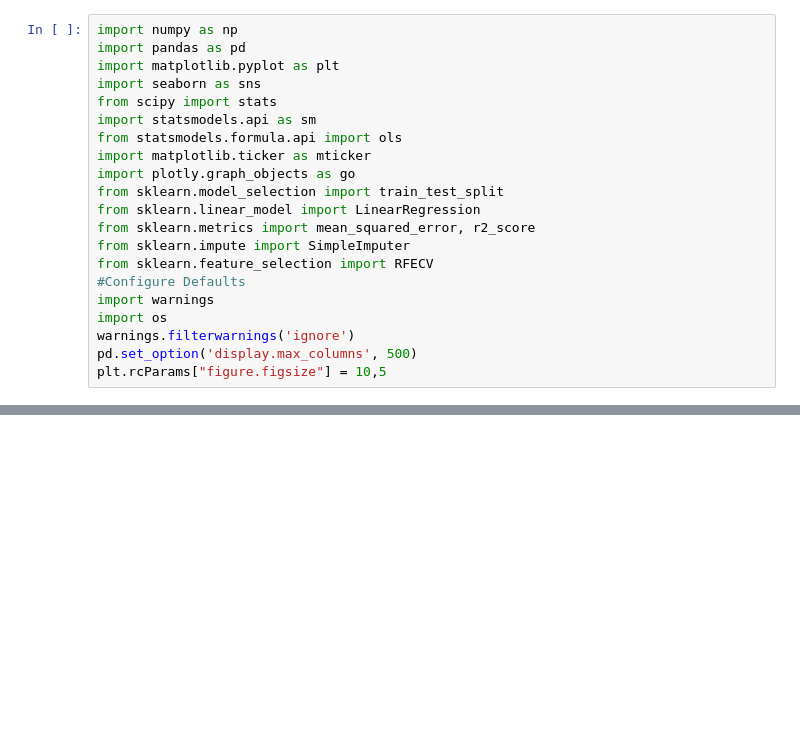
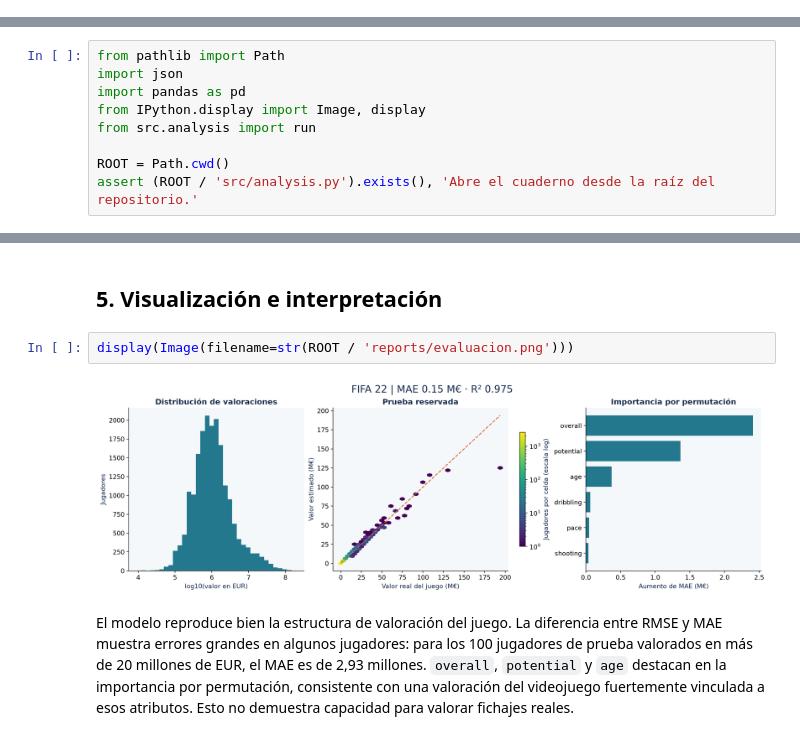
Before and after one commit to hectortorres26/fifa22-analisis-jugadores, a Jupyter notebook: analisis_jugadores_fifa22.ipynb, the cells around one changed output, grey strips where cells are left out. Drawn from its saved outputs; the diff is of its cells as text; blank space fills up the shorter version.

Commit message:
feat: ejecutar el cuaderno y publicar resultados reproducibles

```diff
--- a/analisis_jugadores_fifa22.ipynb
+++ b/analisis_jugadores_fifa22.ipynb
@@ -5,21 +0,0 @@
-# %%
-import numpy as np
-import pandas as pd
-import matplotlib.pyplot as plt
-import seaborn as sns
-from scipy import stats
-import statsmodels.api as sm
-from statsmodels.formula.api import ols
-import matplotlib.ticker as mticker
-import plotly.graph_objects as go
-from sklearn.model_selection import train_test_split
-from sklearn.linear_model import LinearRegression
-from sklearn.metrics import mean_squared_error, r2_score
-from sklearn.impute import SimpleImputer
-from sklearn.feature_selection import RFECV
-#Configure Defaults
-import warnings
-import os
-warnings.filterwarnings('ignore')
-pd.set_option('display.max_columns', 500)
-plt.rcParams["figure.figsize"] = 10,5
@@ -767,0 +26,9 @@ plt.show()
+# %%
+from pathlib import Path
+import json
+import pandas as pd
+from IPython.display import Image, display
+from src.analysis import run
+
+ROOT = Path.cwd()
+assert (ROOT / 'src/analysis.py').exists(), 'Abre el cuaderno desde la raíz del repositorio.'
@@ -767,0 +108,8 @@ plt.show()
+# %% [markdown]
+## 5. Visualización e interpretación
+# %%
+display(Image(filename=str(ROOT / 'reports/evaluacion.png')))
+# %% [output]
+[figure, added]
+# %% [markdown]
+El modelo reproduce bien la estructura de valoración del juego. La diferencia entre RMSE y MAE muestra errores grandes en algunos jugadores: para los 100 jugadores de prueba valorados en más de 20 millones de EUR, el MAE es de 2,93 millones. `overall`, `potential` y `age` destacan en la importancia por permutación, consistente con una valoración del videojuego fuertemente vinculada a esos atributos. Esto no demuestra capacidad para valorar fichajes reales.
```
Also changed, not shown: parts of 78 cells of this notebook, 6 other files.
